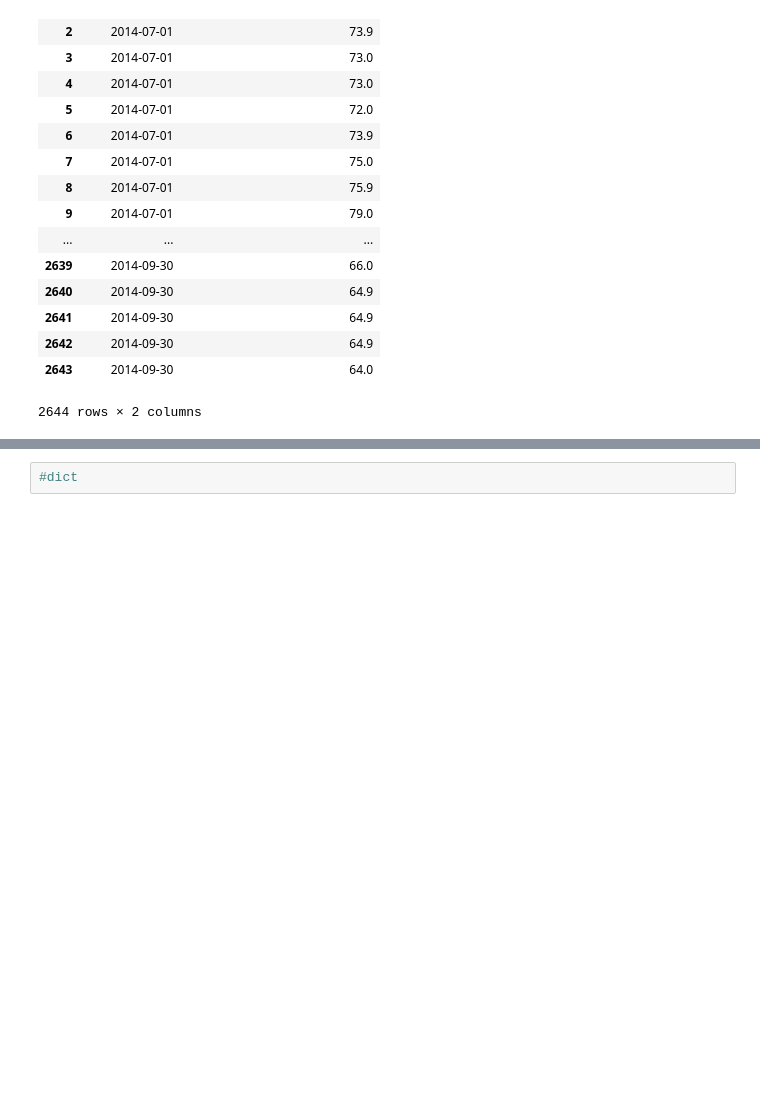
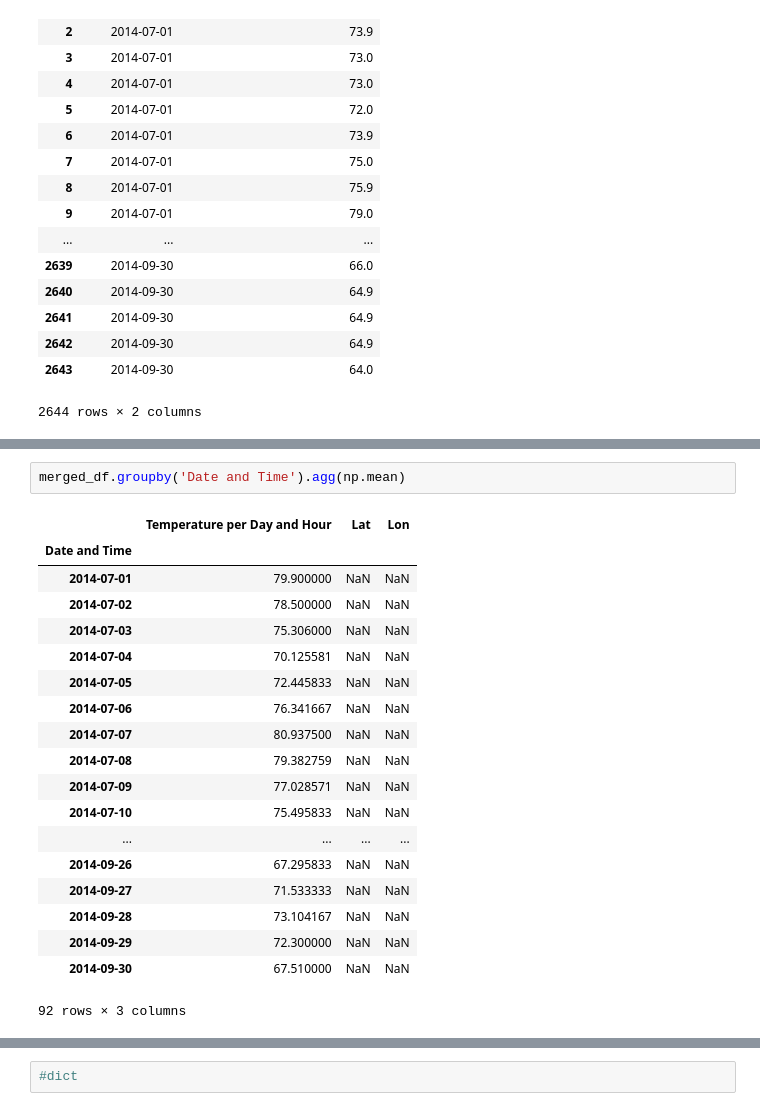
Before and after one commit to blair5431/Project1, a Jupyter notebook: wunderweather+api.ipynb, the cells around one changed output, grey strips where cells are left out. Saved outputs shown, nothing was run; the diff lists cells and outputs as text; blank space fills up the shorter version.

```diff
--- a/wunderweather+api.ipynb
+++ b/wunderweather+api.ipynb
@@ -315,3 +342,25 @@ merged_df.dropna(axis=1, how='all')
+# %%
+merged_df.groupby('Date and Time').agg(np.mean)
+# %% [output]
+|  | Temperature per Day and Hour | Lat | Lon |
+| Date and Time |  |  |  |
+| 2014-07-01 | 79.900000 | NaN | NaN |
+| 2014-07-02 | 78.500000 | NaN | NaN |
+| 2014-07-03 | 75.306000 | NaN | NaN |
+| 2014-07-04 | 70.125581 | NaN | NaN |
+| 2014-07-05 | 72.445833 | NaN | NaN |
+| 2014-07-06 | 76.341667 | NaN | NaN |
+| 2014-07-07 | 80.937500 | NaN | NaN |
+| 2014-07-08 | 79.382759 | NaN | NaN |
+| 2014-07-09 | 77.028571 | NaN | NaN |
+| 2014-07-10 | 75.495833 | NaN | NaN |
+| ... | ... | ... | ... |
+| 2014-09-26 | 67.295833 | NaN | NaN |
+| 2014-09-27 | 71.533333 | NaN | NaN |
+| 2014-09-28 | 73.104167 | NaN | NaN |
+| 2014-09-29 | 72.300000 | NaN | NaN |
+| 2014-09-30 | 67.510000 | NaN | NaN |
+92 rows × 3 columns
 # %%
 #frame_df["New_Temp"] = frame_df["Temperature per Day and Hour"].apply(pd.to_numeric)
 #frame_df["Clean_Date"] = pd.to_datetime(frame_df(['Date and Time'], format="%m/%d/%Y, %H").dt.date
```
Also changed, not shown: parts of 14 cells of this notebook.
